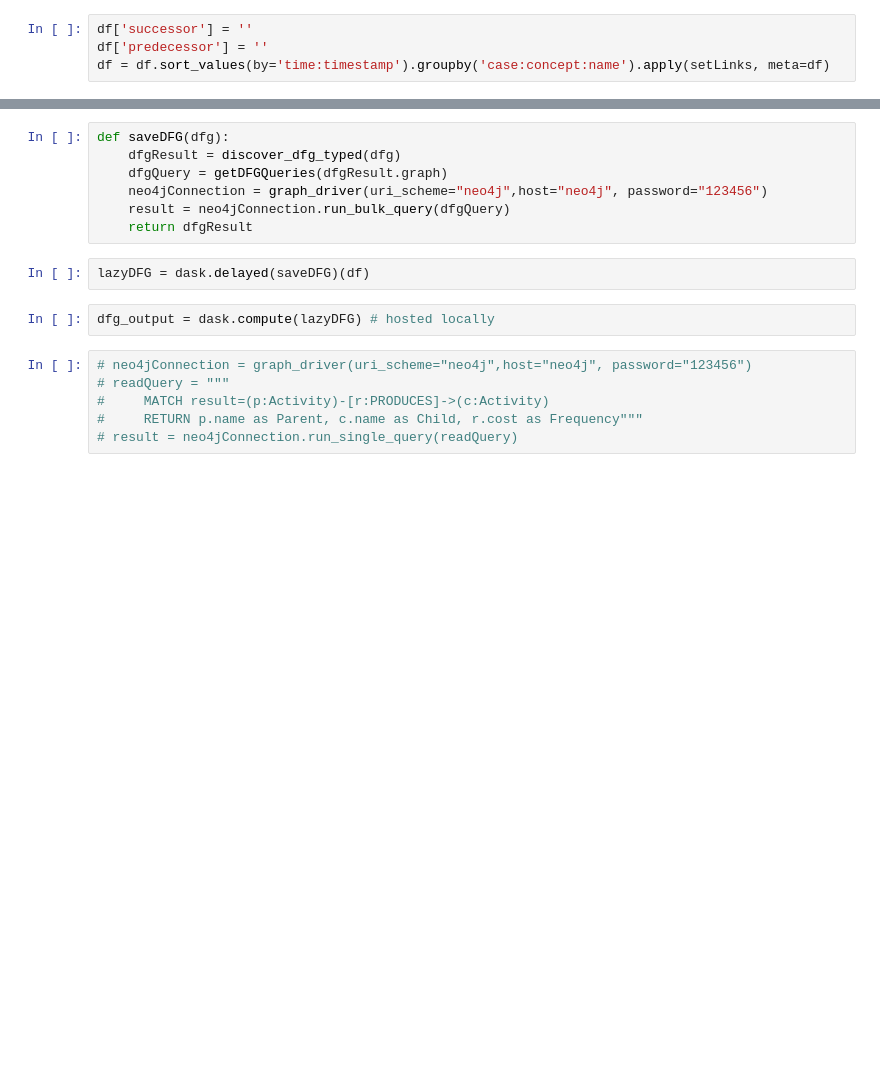
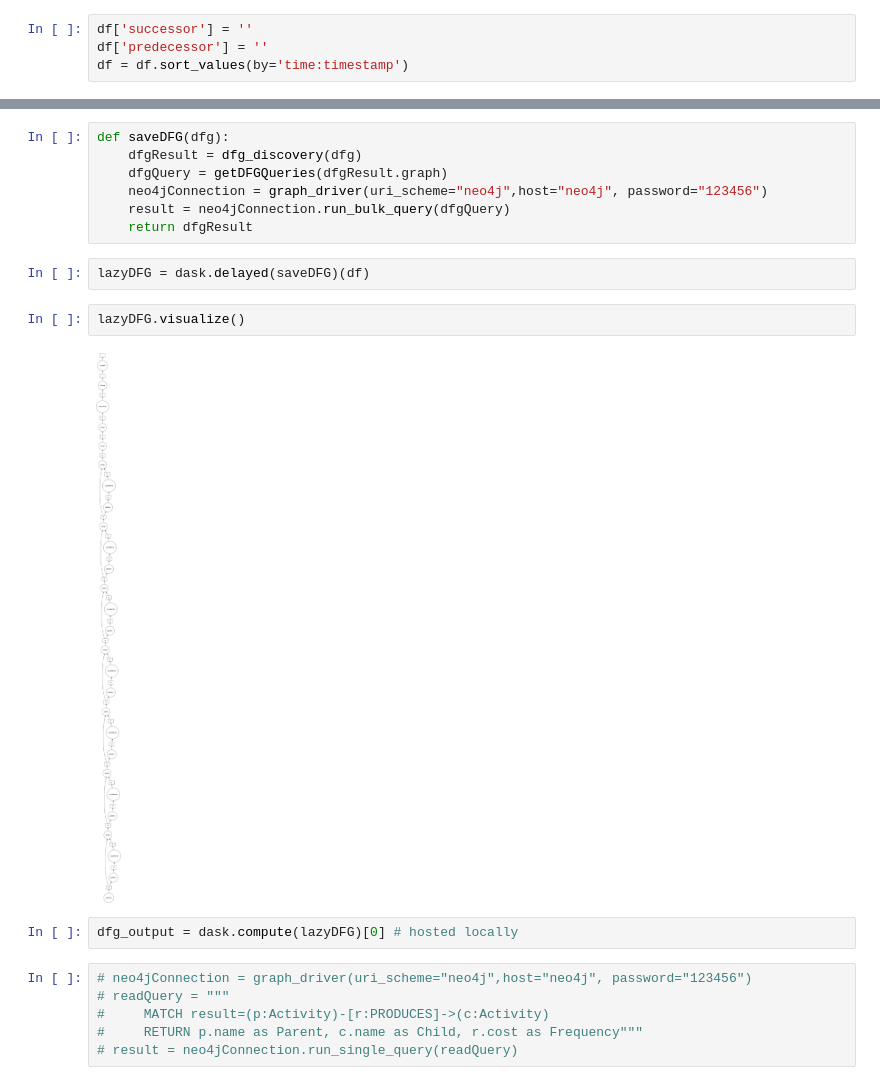
Before and after one commit to DataSystemsGroupUT/Process-Mining-Pipelines, a Jupyter notebook: notebooks/Dask implementation.ipynb, the cells around one changed output, grey strips where cells are left out. Drawn from its saved outputs; the diff is of its cells as text; blank space fills up the shorter version.

```diff
--- a/notebooks/Dask implementation.ipynb
+++ b/notebooks/Dask implementation.ipynb
@@ -98,7 +110,7 @@ client
 # %%
 df['successor'] = ''
 df['predecessor'] = ''
-df = df.sort_values(by='time:timestamp').groupby('case:concept:name').apply(setLinks, meta=df)
+df = df.sort_values(by='time:timestamp')
 # %%
 def getDFGQueries(dfg):
     listOfQueries = []
@@ -114,15 +126,19 @@ def getDFGQueries(dfg):
     return listOfQueries
 # %%
 def saveDFG(dfg):
-    dfgResult = discover_dfg_typed(dfg)
+    dfgResult = dfg_discovery(dfg)
     dfgQuery = getDFGQueries(dfgResult.graph)
     neo4jConnection = graph_driver(uri_scheme="neo4j",host="neo4j", password="123456")
     result = neo4jConnection.run_bulk_query(dfgQuery)
     return dfgResult
 # %%
 lazyDFG = dask.delayed(saveDFG)(df)
+# %%
+lazyDFG.visualize()
+# %% [output]
+[figure, added]
 # %%
-dfg_output = dask.compute(lazyDFG) # hosted locally
+dfg_output = dask.compute(lazyDFG)[0] # hosted locally
 # %%
 # neo4jConnection = graph_driver(uri_scheme="neo4j",host="neo4j", password="123456")
 # readQuery = """
```
Also changed, not shown: parts of 8 cells of this notebook, 3 other files.
